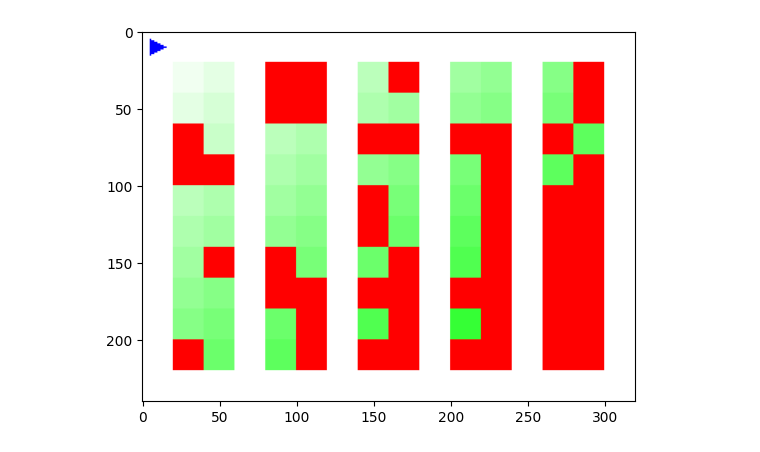
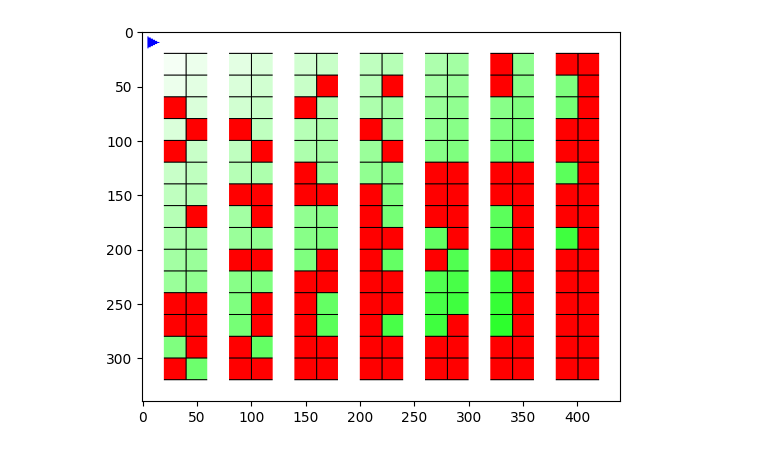
Before and after one commit to ethan-lott/cmsc421-project, a Jupyter notebook: Final_Project.ipynb, the cells around one changed output. Cells and saved outputs as stored; diff of their text form; code cells hidden in the pictures.

Commit message:
added boarders to spots

```diff
--- a/Final_Project.ipynb
+++ b/Final_Project.ipynb
@@ -116,6 +116,18 @@ class ParkingLot(gym.Env):
     for r in range(self.height):
       for c in range(self.width):
         pygame.draw.rect(screen, color(self.grid[r, c], np.max(np.abs(self.grid))), pygame.Rect(c*w, r*h, w, h))
+
+        #for adding lines
+        #vertical lines through the middle of the 2 spots
+        if c % 3 == 2 and r != 0 and r != self.height-1:
+          pygame.draw.line(screen, (0,0,0), (c*w,r*h),((c*w,(r+1)*h)))
+
+        #for the horizontal lines through the spot
+        if c % 3 != 0 and r != 0 and r != self.height:
+          pygame.draw.line(screen, (0,0,0), (c*w,r*h),(((c+1)*w,r*h)))
+
+
+
     pygame.draw.polygon(screen, 'blue', self.coordinates(w, h))
 
   def render(self, screen, window_width, window_height):
@@ -145,31 +157,31 @@ class ParkingLot(gym.Env):
 # %%
 ## Generate example environment
 
 import cv2
 from IPython.display import clear_output
 # from google.colab.patches import cv2_imshow
 import time
 import matplotlib.pyplot as plt
 import sys
 
-lot = ParkingLot(5, 10, 0.5)
+lot = ParkingLot(7, 15, 0.5)
 grid_L = 20
 window_width = lot.width * grid_L
 window_height = lot.height * grid_L
 pygame.init()
 screen = pygame.display.set_mode((window_width, window_height))
 lot.render(screen, window_width, window_height)
 view = pygame.surfarray.array3d(screen)
 view = view.transpose([1, 0, 2])
 img_bgr = cv2.cvtColor(view, cv2.COLOR_RGB2BGR)
 plt.imshow(view)
 plt.show()
 pygame.quit()
 # cv2.imshow("Parking Lot Simulator", img_bgr)
 # cv2.waitKey(0)
 # cv2.destroyAllWindows()
 # %% [output]
-[figure, old version]
+[figure, new version]
 # %%
 ## Implement Q-learning
 
```
Also changed, not shown: parts of 1 cell of this notebook.
